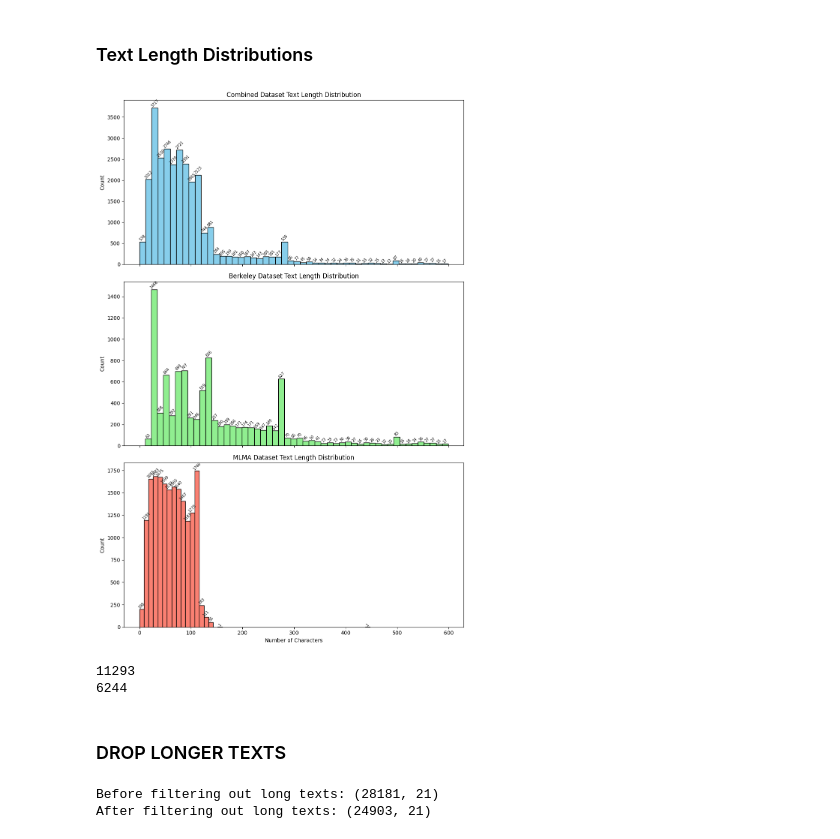
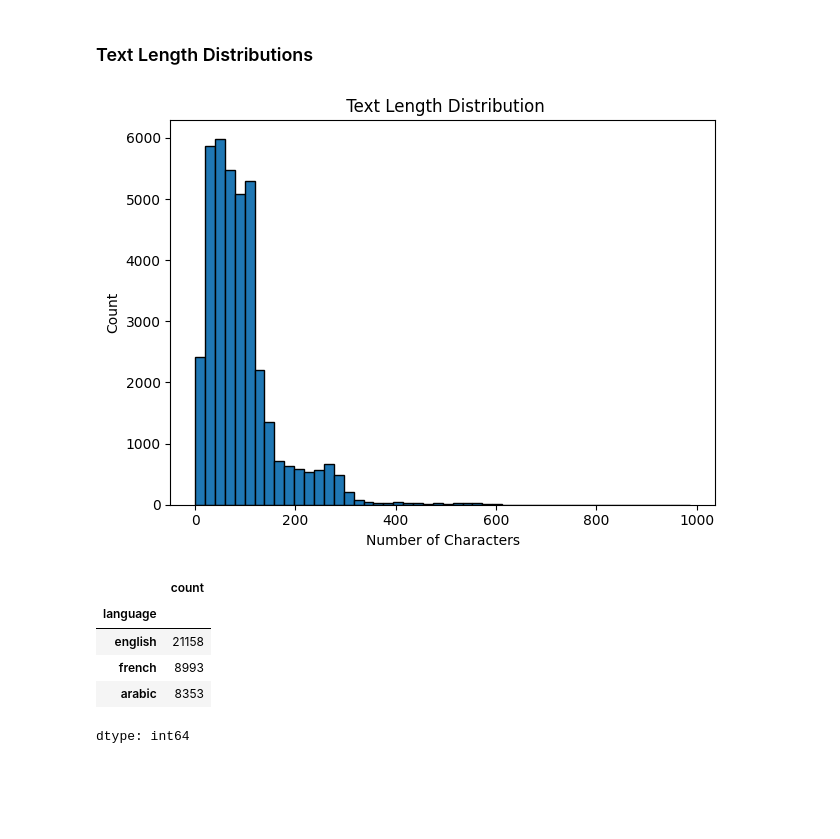
Before and after one commit to nadaamoharram/MLMA_Toxicity_Detection_Deep_Learning, a Jupyter notebook: EDA/data_cleaning.ipynb, the cells around one changed output. Drawn from its saved outputs; the diff is of its cells as text; code cells hidden in the pictures; blank space fills up the shorter version.

Commit message:
remove dupes, add english data, organize folders

```diff
--- a/EDA/data_cleaning.ipynb
+++ b/EDA/data_cleaning.ipynb
@@ -138,11 +63,11 @@ print(combined_df.shape)
 label_maps = {}
 for col in ['directness', 'target', 'group']:
     le = LabelEncoder()
-    combined_df[col + '_label'] = le.fit_transform(combined_df[col].astype(str))
+    hate_df[col + '_label'] = le.fit_transform(hate_df[col].astype(str))
     # Convert keys to str for JSON compatibility
     label_maps[col] = {str(k): v for k, v in zip(le.transform(le.classes_), le.classes_)}
 
-with open('../Data/label_maps.json', 'w') as f:
+with open('../label_maps.json', 'w') as f:
     json.dump(label_maps, f)
 # %%
 # Split annotator_sentiment values by "_" and count distinct sentiments
@@ -161,13 +86,13 @@ Distinct annotator sentiments (8): {'disgust', 'shock', 'indifference', 'normal'
 # %%
 # Get all unique sentiments
-all_sentiments = sorted({s for x in combined_df['annotator_sentiment'].dropna() for s in x.split('_')})
+all_sentiments = sorted({s for x in hate_df['annotator_sentiment'].dropna() for s in x.split('_')})
 
 # Multi-hot encode
 for sentiment in all_sentiments:
-    combined_df[f'sentiment_{sentiment}'] = combined_df['annotator_sentiment'].apply(
+    hate_df[f'sentiment_{sentiment}'] = hate_df['annotator_sentiment'].apply(
         lambda x: int(sentiment in x.split('_')) if isinstance(x, str) else 0
     )
 # The columns sentiment_anger, sentiment_confusion, ... are the multi-label targets
-print(combined_df.columns)
-combined_df.head()
+print(hate_df.columns)
+hate_df.head()
 # %% [output]
@@ -186,7 +111,7 @@ Index(['HITId', 'text', 'language', 'directness', 'annotator_sentiment',
 # %% [markdown]
 ## Clean Text
 # %%
-# Clean text for all 3 datasets: combined_df, mlma_df, berkeley_df
+# Clean text for all datasets: combined_df, mlma_df, berkeley_df, ar_hf, fr_hf
 
 def clean_text_column(df, text_col='text', new_col='text_cleaned'):
     unwanted_chars = (
@@ -206,6 +131,5 @@ def clean_text_column(df, text_col='text', new_col='text_cleaned'):
     df[new_col] = df[new_col].apply(lambda x: re.sub(r'\s+', ' ', x.strip()) if isinstance(x, str) else x)
     return df
 
-combined_df = clean_text_column(combined_df)
-mlma_df = clean_text_column(mlma_df)
-berkeley_df = clean_text_column(berkeley_df)
+hate_df = clean_text_column(hate_df)
+hate_df
@@ -212,45 +150,33 @@ berkeley_df = clean_text_column(berkeley_df)
+# %%
+# remove @USER from all rows
+hate_df.loc[:, 'text'] = hate_df['text'].str.replace(r'@USER', '', regex=True).str.strip().str.replace(r'\s+', ' ', regex=True)
 # %% [markdown]
 ## Visualizations
 # %% [markdown]
 ### Text Length Distributions
 # %%
 datasets = [
-    ("Combined Dataset", combined_df),
-    ("Berkeley Dataset", berkeley_df),
-    ("MLMA Dataset", mlma_df)
+    ("Combined Dataset", hate_df),
 ]
 
-fig, axes = plt.subplots(3, 1, figsize=(10, 15), sharex=True)
 
-for ax, (title, df), color in zip(axes, datasets, ['skyblue', 'lightgreen', 'salmon']):
-    df['text_length'] = df['text_cleaned'].astype(str).apply(len)
-    counts, bins, patches = ax.hist(df['text_length'], bins=50, color=color, edgecolor='black')
-    ax.set_title(f"{title} Text Length Distribution")
-    ax.set_ylabel('Count')
-    for count, bin_left, bin_right in zip(counts, bins[:-1], bins[1:]):
-        if count > 0:
-            ax.text((bin_left + bin_right) / 2, count, str(int(count)),
-                    ha='center', va='bottom', fontsize=7, rotation=45)
-axes[-1].set_xlabel('Number of Characters')
+hate_df['text_length'] = hate_df['text_cleaned'].astype(str).apply(len)
+counts, bins, patches = plt.hist(hate_df['text_length'], bins=50, edgecolor='black')
+plt.title(f" Text Length Distribution")
+plt.ylabel('Count')
+
+#plt.text((bin_left + bin_right) / 2, count, str(int(count)),ha='center', va='bottom', fontsize=7, rotation=45)
+plt.xlabel('Number of Characters')
 plt.tight_layout()
 plt.show()
 # %% [output]
-[figure, old version]
+[figure, new version]
-# %%
-# Number English tweets with <= 140 characters in MLMA and Berkeley datasets
-print(len(mlma_df[(mlma_df['text_length'] <= 150) & (mlma_df['language'] == 'english')]))
-print(len(berkeley_df[(berkeley_df['text_length'] <= 150)]))
-# %% [output]
-11293
-6244
-# %% [markdown]
-### DROP LONGER TEXTS
-# %%
-# So the model does not learn to classify based on text length
-print(f"Before filtering out long texts: {combined_df.shape}")
-combined_df = combined_df[combined_df['text_length'] <= 150]
-
-print(f"After filtering out long texts: {combined_df.shape}")
-# %% [output]
-Before filtering out long texts: (28181, 21)
-After filtering out long texts: (24903, 21)
+# %%
+hate_df['language'].value_counts()
+# %% [output]
+|  | count |
+| language |  |
+| english | 21158 |
+| french | 8993 |
+| arabic | 8353 |
+dtype: int64
```
Also changed, not shown: parts of 26 cells of this notebook, 14 other files.
